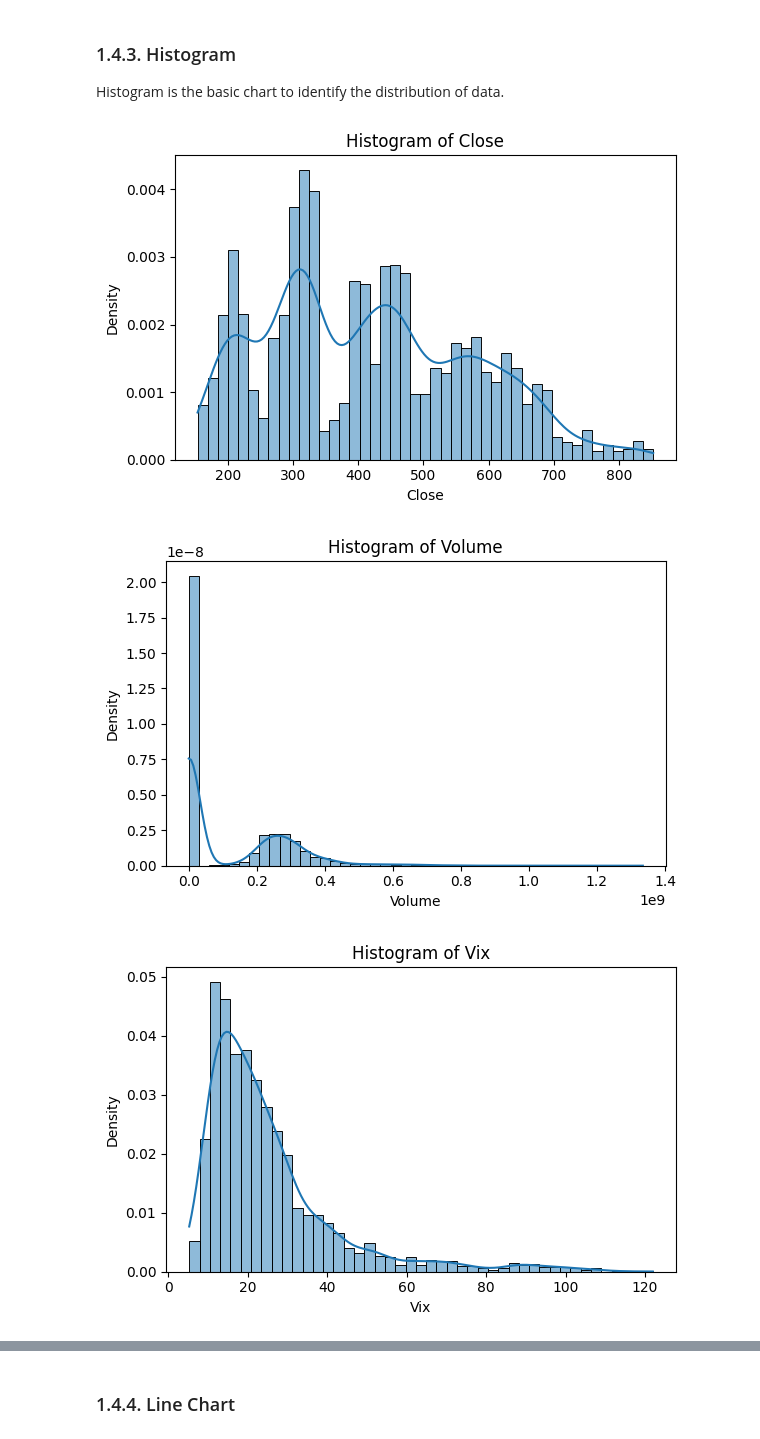
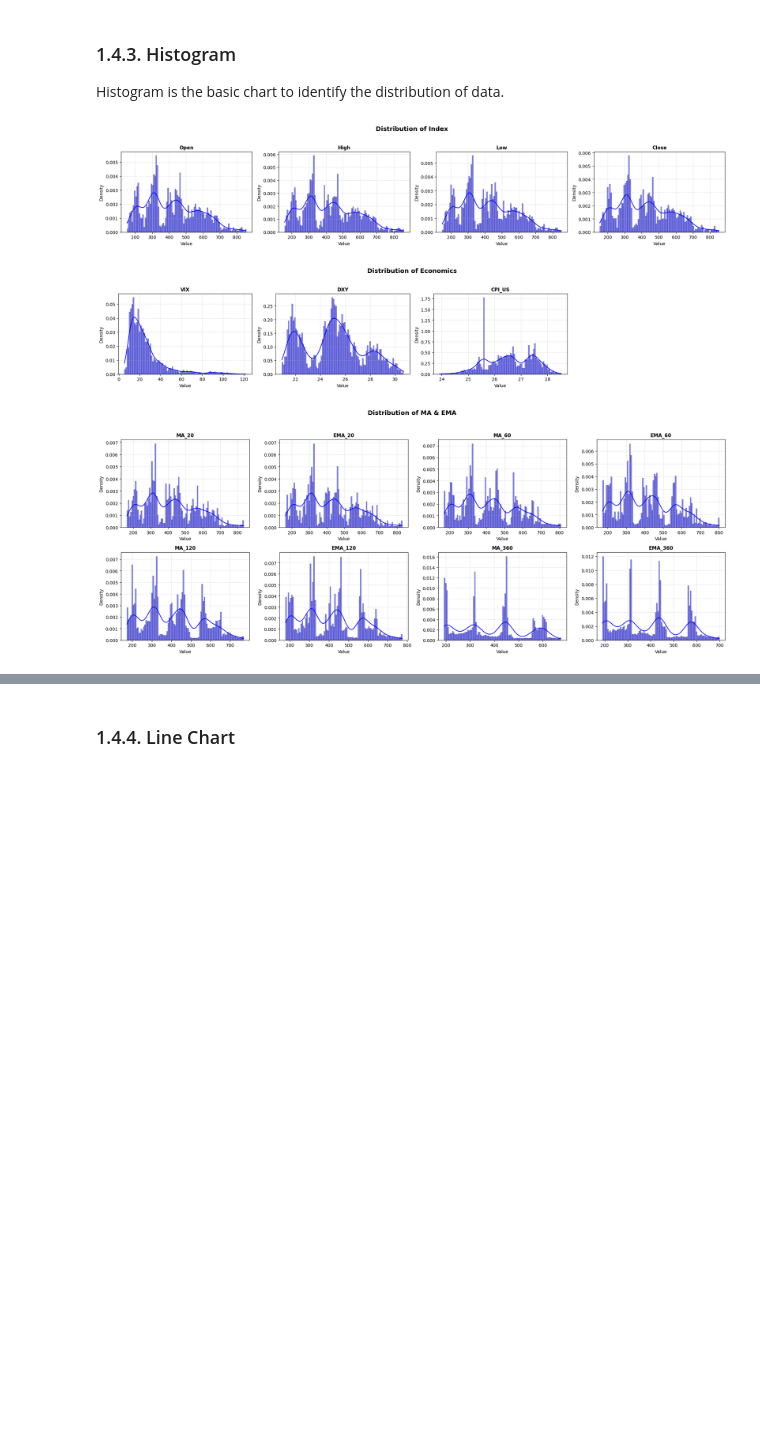
Before and after one commit to VictorNguyenLPN/sp500-dav, a Jupyter notebook: notebook_qhuy.ipynb, the cells around one changed output, grey strips where cells are left out. Saved outputs shown, nothing was run; the diff lists cells and outputs as text; code cells hidden in the pictures; blank space fills up the shorter version.

```diff
--- a/notebook_qhuy.ipynb
+++ b/notebook_qhuy.ipynb
@@ -149,3 +34,5 @@ for p in [7, 14, 28]:
+# %%
+aug_data = pd.read_csv("data/v5.csv", index_col=0)
 # %% [markdown]
 # **1. EDA**
 # %% [markdown]
@@ -170,7 +99,7 @@ New shape: (3518, 28)
 # %% [markdown]
 ## 1.3. Statistical Analysis
 # %%
-data = cropped_data.copy()
+data = aug_data.copy()
 
 def statistical_analysis(df: pd.DataFrame) -> dict:
     result = {
@@ -302,24 +294,40 @@ Passing `palette` without assigning `hue` is deprecated and will be removed in v
 
 Histogram is the basic chart to identify the distribution of data.
 # %%
-cols = ['Close', 'Volume', 'VIX', 'US10Y', 'DXY',
-       'OIL', 'GOLD', 'MA_20', 'EMA_20', 'MA_60', 'EMA_60', 'MA_120',
-       'EMA_120', 'MAE_5', 'MAE_20', 'MACD', 'MACD_long', 'Signal',
-       'Signal_long', 'RSI', 'RSI_7', 'RSI_14', 'RSI_28']
+max_cols = 4
 
-for col in cols:
-    plt.figure(figsize=(6,4))
-    sns.histplot(data[col].dropna(), kde=True, stat="density", bins=45)
-    plt.title(f"Histogram of {col.capitalize()}")
-    plt.xlabel(col.capitalize())
-    plt.ylabel("Density")
-    plt.tight_layout()
+for title, cols_in_group in groups.items():
+    n = len(cols_in_group)
+    n_rows = math.ceil(n / max_cols)
 
-    hist_path = os.path.join(FIG_DIR, f"hist_{col}.png")
-    plt.savefig(hist_path, dpi=150)
+    fig, axes = plt.subplots(n_rows, max_cols, figsize=(5*max_cols, 4*n_rows))
+    axes = axes.flatten()
+
+    for i, col in enumerate(cols_in_group):
+        sns.histplot(
+            data[col].dropna(),
+            kde=True,
+            stat="density",
+            bins=100,
+            color="blue",
+            ax=axes[i]
+        )
+        axes[i].set_title(f"{col}", fontsize=11, fontweight='bold')
+        axes[i].set_xlabel("Value")
+        axes[i].set_ylabel("Density")
+        axes[i].grid(True, linestyle="--", alpha=0.4)
+
+    for j in range(i + 1, len(axes)):
+        axes[j].axis('off')
+
+    fig.suptitle(f"Distribution of {title}", fontsize=14, fontweight='bold')
+    fig.tight_layout(rect=[0, 0, 1, 0.95])
+
+    save_path = os.path.join(FIG_DIR, f"group_hist_{title.replace(' ', '_')}.png")
+    plt.savefig(save_path, dpi=150)
     plt.show()
     plt.close()
 # %% [output]
-[figure, old version]
+[figure, new version]
-[figure, old version]
+[figure, new version]
-[figure, old version]
+[figure, new version]
```
Also changed, not shown: parts of 22 cells of this notebook, 41 other files.
